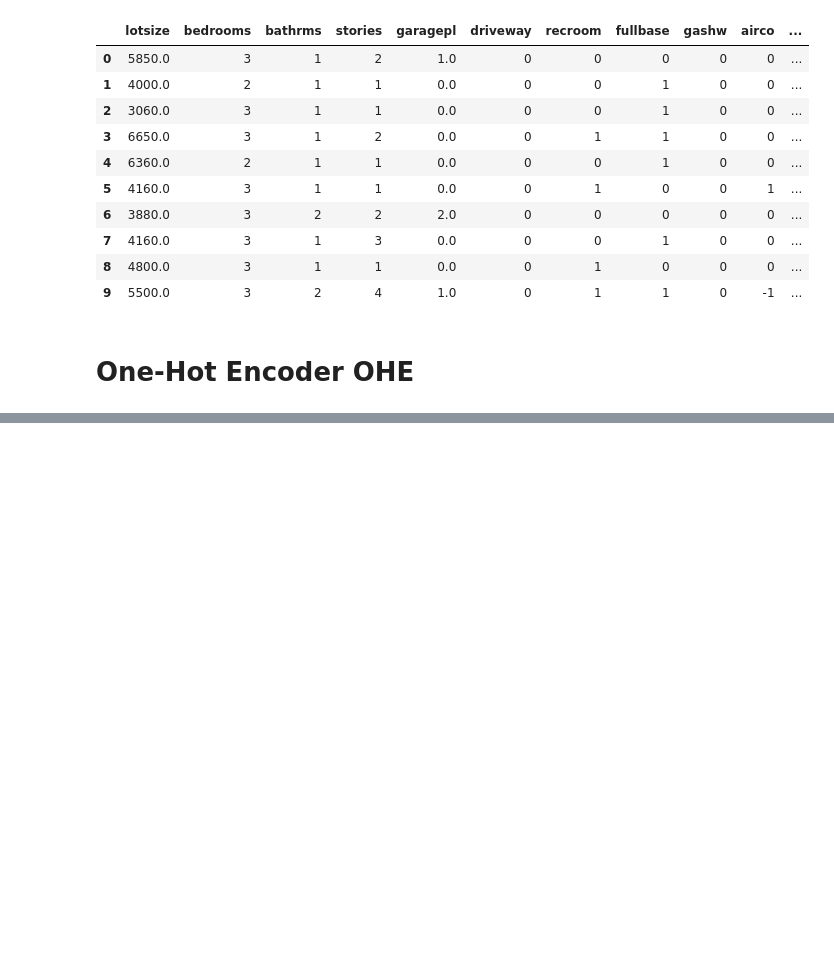
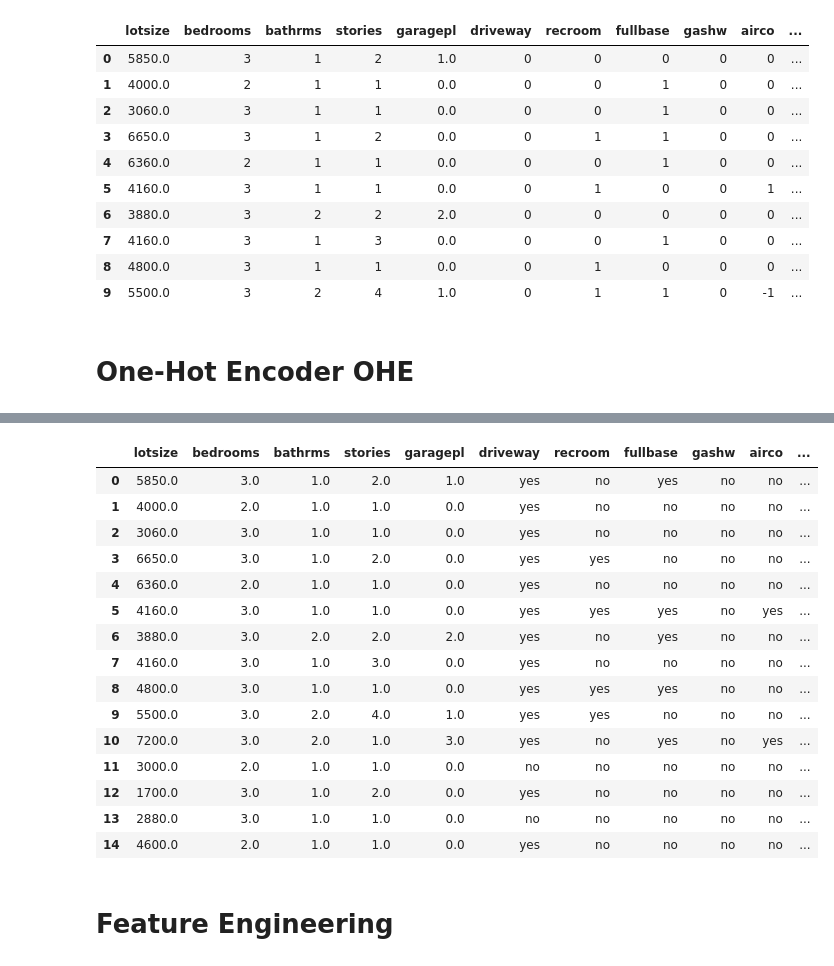
Before and after one commit to Zamanof/Python_AI_Apllications_FSDE_Oct_24_6_az, a Jupyter notebook: AI 06/AI 06. House Price Regression.ipynb, the cells around one changed output, grey strips where cells are left out. Drawn from its saved outputs; the diff is of its cells as text; code cells hidden in the pictures; blank space fills up the shorter version.

```diff
--- a/AI 06/AI 06. House Price Regression.ipynb
+++ b/AI 06/AI 06. House Price Regression.ipynb
@@ -234,0 +307,6 @@ data_onehot.head(10)
+# %%
+num_imputer = SimpleImputer(strategy='median')
+cat_imputer = SimpleImputer(strategy='most_frequent')
+data_impute_demo[numeric_cols] = num_imputer.fit_transform(data_impute_demo[numeric_cols])
+data_impute_demo[categorical_cols] = cat_imputer.fit_transform(data_impute_demo[categorical_cols])
+data_impute_demo.isna().sum()
@@ -234,0 +327,21 @@ data_onehot.head(10)
+# %%
+data_impute_demo.head(15)
+# %% [output]
+|  | lotsize | bedrooms | bathrms | stories | garagepl | driveway | recroom | fullbase | gashw | airco | ... |
+| 0 | 5850.0 | 3.0 | 1.0 | 2.0 | 1.0 | yes | no | yes | no | no | ... |
+| 1 | 4000.0 | 2.0 | 1.0 | 1.0 | 0.0 | yes | no | no | no | no | ... |
+| 2 | 3060.0 | 3.0 | 1.0 | 1.0 | 0.0 | yes | no | no | no | no | ... |
+| 3 | 6650.0 | 3.0 | 1.0 | 2.0 | 0.0 | yes | yes | no | no | no | ... |
+| 4 | 6360.0 | 2.0 | 1.0 | 1.0 | 0.0 | yes | no | no | no | no | ... |
+| 5 | 4160.0 | 3.0 | 1.0 | 1.0 | 0.0 | yes | yes | yes | no | yes | ... |
+| 6 | 3880.0 | 3.0 | 2.0 | 2.0 | 2.0 | yes | no | yes | no | no | ... |
+| 7 | 4160.0 | 3.0 | 1.0 | 3.0 | 0.0 | yes | no | no | no | no | ... |
+| 8 | 4800.0 | 3.0 | 1.0 | 1.0 | 0.0 | yes | yes | yes | no | no | ... |
+| 9 | 5500.0 | 3.0 | 2.0 | 4.0 | 1.0 | yes | yes | no | no | no | ... |
+| 10 | 7200.0 | 3.0 | 2.0 | 1.0 | 3.0 | yes | no | yes | no | yes | ... |
+| 11 | 3000.0 | 2.0 | 1.0 | 1.0 | 0.0 | no | no | no | no | no | ... |
+| 12 | 1700.0 | 3.0 | 1.0 | 2.0 | 0.0 | yes | no | no | no | no | ... |
+| 13 | 2880.0 | 3.0 | 1.0 | 1.0 | 0.0 | no | no | no | no | no | ... |
+| 14 | 4600.0 | 2.0 | 1.0 | 1.0 | 0.0 | yes | no | no | no | no | ... |
+# %% [markdown]
+# Feature Engineering
```
Also changed, not shown: parts of 17 cells of this notebook.
